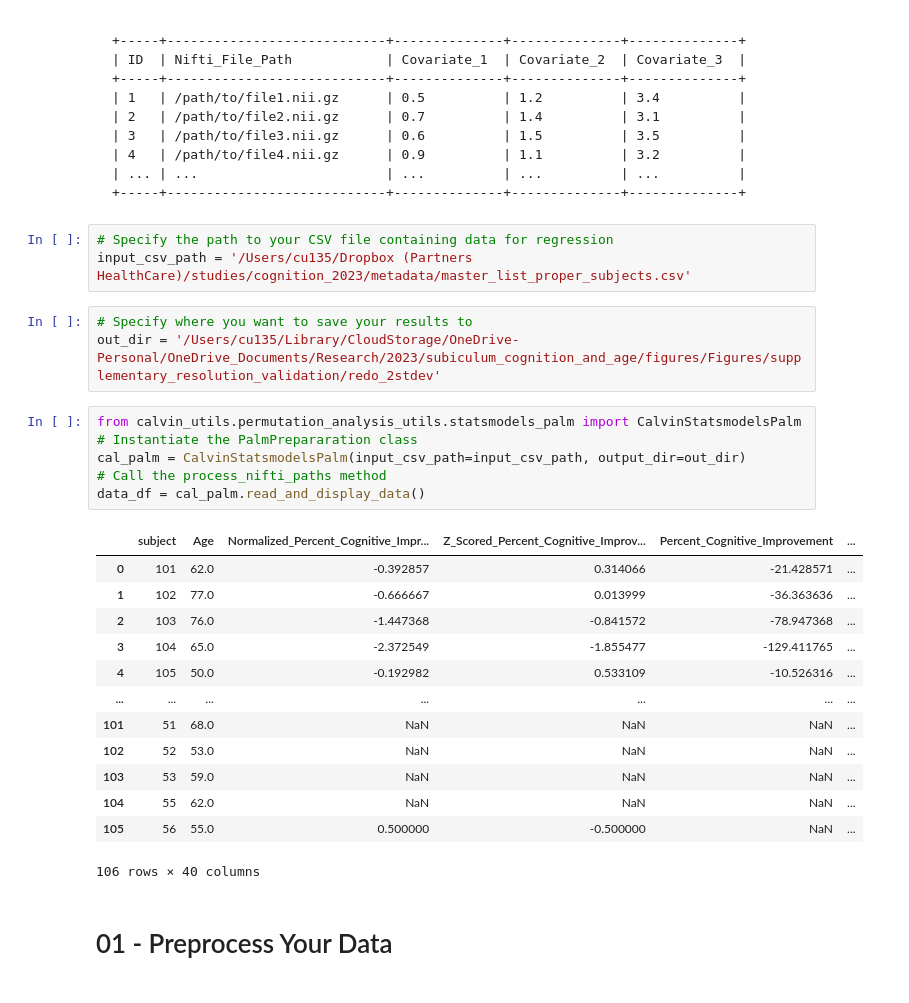
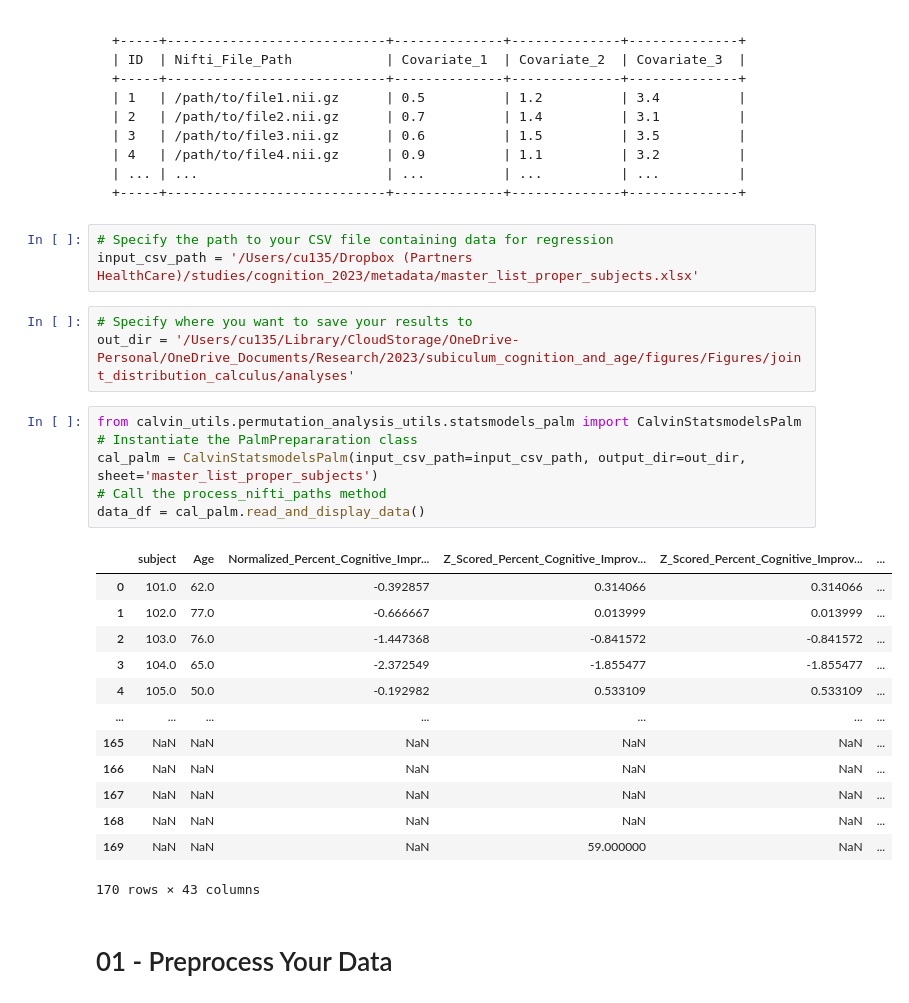
Before and after one commit to Calvinwhow/Research, a Jupyter notebook: nimlab/calvin_utils/notebooks/statistical_notebooks/regression_notebooks/regression_visualization.ipynb, the cells around one changed output. Drawn from its saved outputs; the diff is of its cells as text.

````diff
--- a/nimlab/calvin_utils/notebooks/statistical_notebooks/regression_notebooks/regression_visualization.ipynb
+++ b/nimlab/calvin_utils/notebooks/statistical_notebooks/regression_notebooks/regression_visualization.ipynb
@@ -23,30 +23,30 @@ We do some fancy stuff in here. Many miscellaneous methods ensue.
 ```
 # %%
 # Specify the path to your CSV file containing data for regression
-input_csv_path = '/Users/cu135/Dropbox (Partners HealthCare)/studies/cognition_2023/metadata/master_list_proper_subjects.csv'
+input_csv_path = '/Users/cu135/Dropbox (Partners HealthCare)/studies/cognition_2023/metadata/master_list_proper_subjects.xlsx'
 # %%
 # Specify where you want to save your results to
-out_dir = '/Users/cu135/Library/CloudStorage/OneDrive-Personal/OneDrive_Documents/Research/2023/subiculum_cognition_and_age/figures/Figures/supplementary_resolution_validation/redo_2stdev'
+out_dir = '/Users/cu135/Library/CloudStorage/OneDrive-Personal/OneDrive_Documents/Research/2023/subiculum_cognition_and_age/figures/Figures/joint_distribution_calculus/analyses'
 # %%
 from calvin_utils.permutation_analysis_utils.statsmodels_palm import CalvinStatsmodelsPalm
 # Instantiate the PalmPrepararation class
-cal_palm = CalvinStatsmodelsPalm(input_csv_path=input_csv_path, output_dir=out_dir)
+cal_palm = CalvinStatsmodelsPalm(input_csv_path=input_csv_path, output_dir=out_dir, sheet='master_list_proper_subjects')
 # Call the process_nifti_paths method
 data_df = cal_palm.read_and_display_data()
 # %% [output]
-|  | subject | Age | Normalized_Percent_Cognitive_Impr... | Z_Scored_Percent_Cognitive_Improv... | Percent_Cognitive_Improvement | ... |
-| 0 | 101 | 62.0 | -0.392857 | 0.314066 | -21.428571 | ... |
-| 1 | 102 | 77.0 | -0.666667 | 0.013999 | -36.363636 | ... |
-| 2 | 103 | 76.0 | -1.447368 | -0.841572 | -78.947368 | ... |
-| 3 | 104 | 65.0 | -2.372549 | -1.855477 | -129.411765 | ... |
-| 4 | 105 | 50.0 | -0.192982 | 0.533109 | -10.526316 | ... |
+|  | subject | Age | Normalized_Percent_Cognitive_Impr... | Z_Scored_Percent_Cognitive_Improv... | Z_Scored_Percent_Cognitive_Improv... | ... |
+| 0 | 101.0 | 62.0 | -0.392857 | 0.314066 | 0.314066 | ... |
+| 1 | 102.0 | 77.0 | -0.666667 | 0.013999 | 0.013999 | ... |
+| 2 | 103.0 | 76.0 | -1.447368 | -0.841572 | -0.841572 | ... |
+| 3 | 104.0 | 65.0 | -2.372549 | -1.855477 | -1.855477 | ... |
+| 4 | 105.0 | 50.0 | -0.192982 | 0.533109 | 0.533109 | ... |
 | ... | ... | ... | ... | ... | ... | ... |
-| 101 | 51 | 68.0 | NaN | NaN | NaN | ... |
-| 102 | 52 | 53.0 | NaN | NaN | NaN | ... |
-| 103 | 53 | 59.0 | NaN | NaN | NaN | ... |
-| 104 | 55 | 62.0 | NaN | NaN | NaN | ... |
-| 105 | 56 | 55.0 | 0.500000 | -0.500000 | NaN | ... |
+| 165 | NaN | NaN | NaN | NaN | NaN | ... |
+| 166 | NaN | NaN | NaN | NaN | NaN | ... |
+| 167 | NaN | NaN | NaN | NaN | NaN | ... |
+| 168 | NaN | NaN | NaN | NaN | NaN | ... |
+| 169 | NaN | NaN | NaN | 59.000000 | NaN | ... |
-106 rows × 40 columns
+170 rows × 43 columns
 # %% [markdown]
 # 01 - Preprocess Your Data
 # %% [markdown]
````
Also changed, not shown: parts of 13 cells of this notebook, 8 other files.
